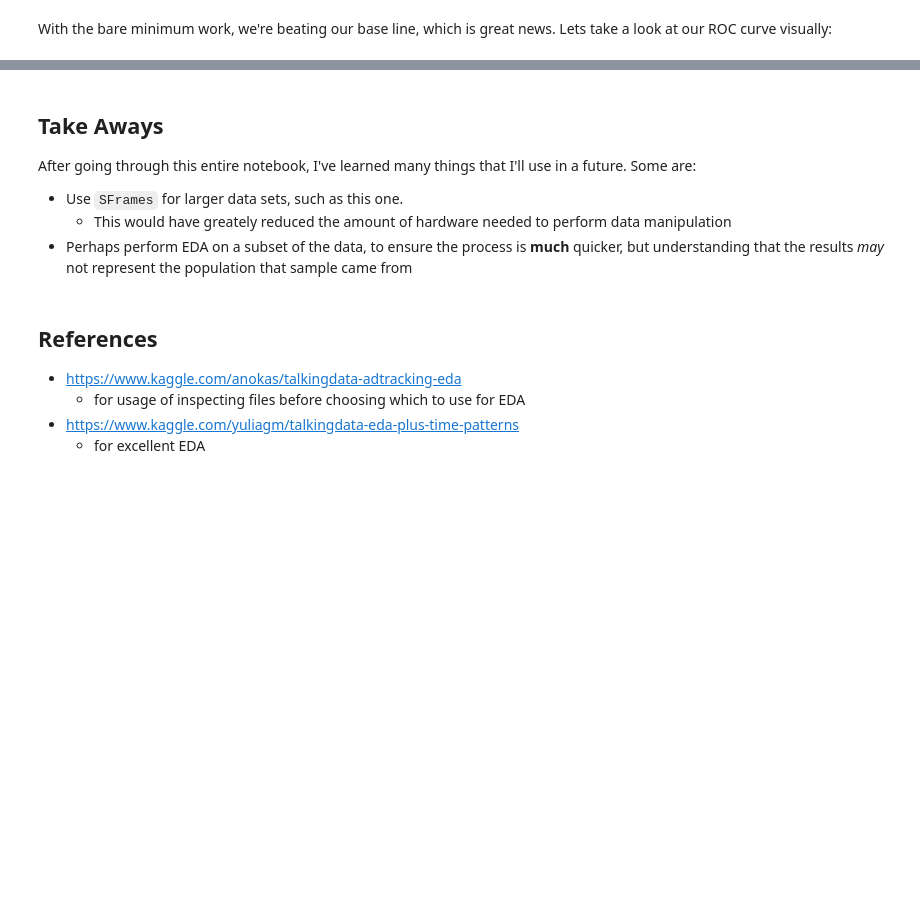
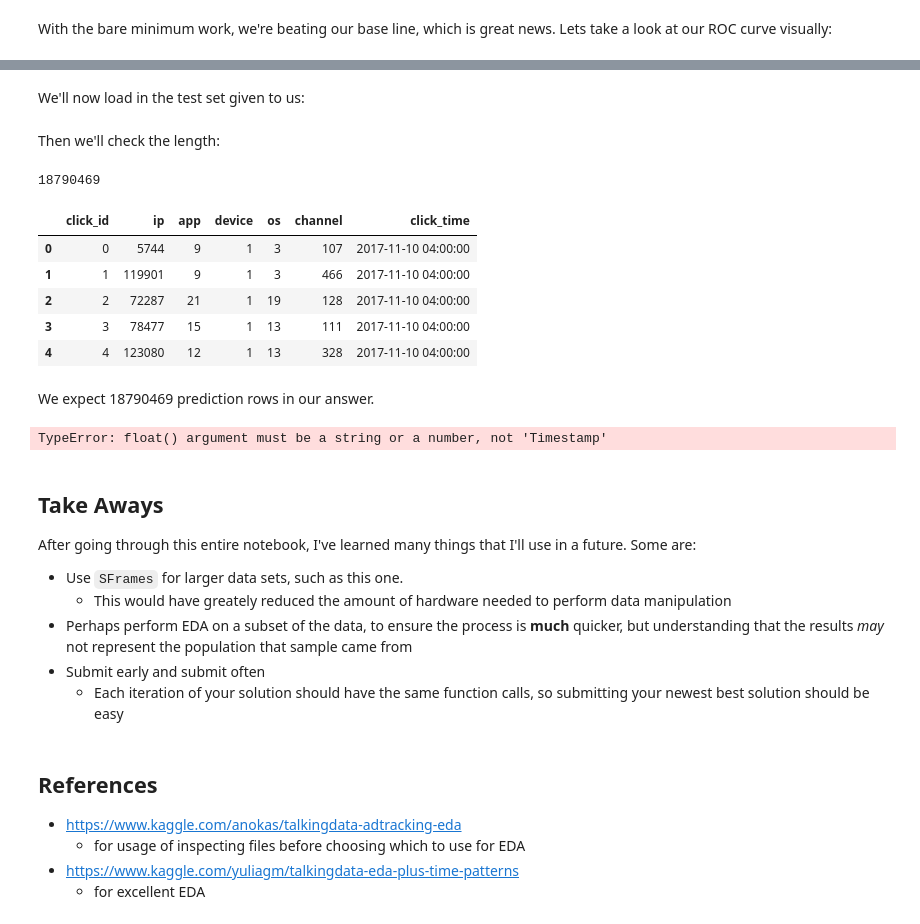
Before and after one commit to GregHilston/kaggle-talking-data-ad-tracking-fraud-detection-challenge, a Jupyter notebook: grehg.ipynb, the cells around one changed output, grey strips where cells are left out. Saved outputs shown, nothing was run; the diff lists cells and outputs as text; code cells hidden in the pictures; blank space fills up the shorter version.

Commit message:
Woops, forgot to commit in a long time. SMOTE isn't working, attempting to submit stratified random forest

```diff
--- a/grehg.ipynb
+++ b/grehg.ipynb
@@ -698,0 +791,23 @@ roc_curve(y_test, cv_rf_predictions)
+# %% [markdown]
+We'll now load in the test set given to us:
+# %%
+test_set = "data/test.csv"
+
+test = pd.read_csv(test_set)
+# %% [markdown]
+Then we'll check the length:
+# %%
+len(test)
+# %% [output]
+18790469
+# %%
+test.head()
+# %% [output]
+|  | click_id | ip | app | device | os | channel | click_time |
+| 0 | 0 | 5744 | 9 | 1 | 3 | 107 | 2017-11-10 04:00:00 |
+| 1 | 1 | 119901 | 9 | 1 | 3 | 466 | 2017-11-10 04:00:00 |
+| 2 | 2 | 72287 | 21 | 1 | 19 | 128 | 2017-11-10 04:00:00 |
+| 3 | 3 | 78477 | 15 | 1 | 13 | 111 | 2017-11-10 04:00:00 |
+| 4 | 4 | 123080 | 12 | 1 | 13 | 328 | 2017-11-10 04:00:00 |
+# %% [markdown]
+We expect 18790469 prediction rows in our answer.
@@ -699,3 +821,8 @@ roc_curve(y_test, cv_rf_predictions)
+# %%
+# Use the forest's predict method on the test data
+strat_rf_submission_predictions = strat_rf.predict(test)
+# %% [output]
+TypeError: float() argument must be a string or a number, not 'Timestamp'
 # %% [markdown]
 ## Take Aways
 
@@ -703,6 +830,8 @@ After going through this entire notebook, I've learned many things that I'll use
 - Use `SFrames` for larger data sets, such as this one.
   - This would have greately reduced the amount of hardware needed to perform data manipulation
 - Perhaps perform EDA on a subset of the data, to ensure the process is **much** quicker, but understanding that the results *may* not represent the population that sample came from
+- Submit early and submit often
+  - Each iteration of your solution should have the same function calls, so submitting your newest best solution should be easy
 # %% [markdown]
 ## References
 
```
Also changed, not shown: parts of 43 cells of this notebook.
